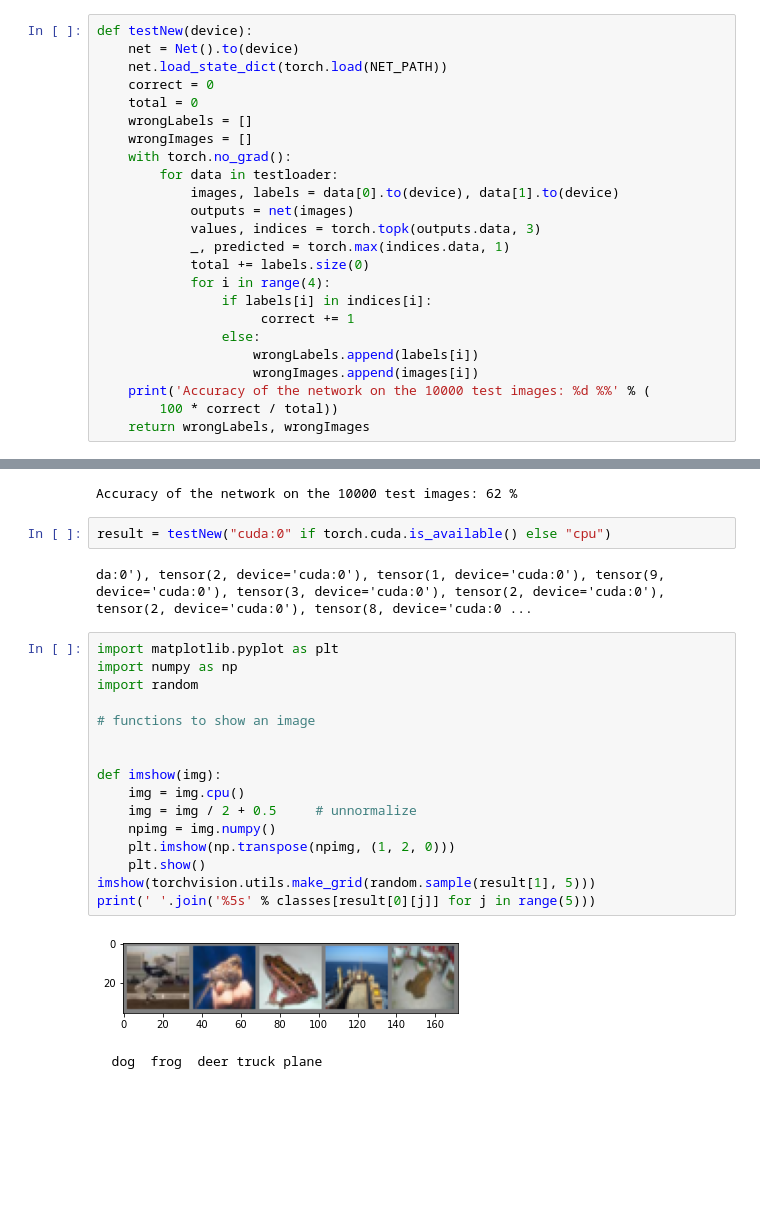
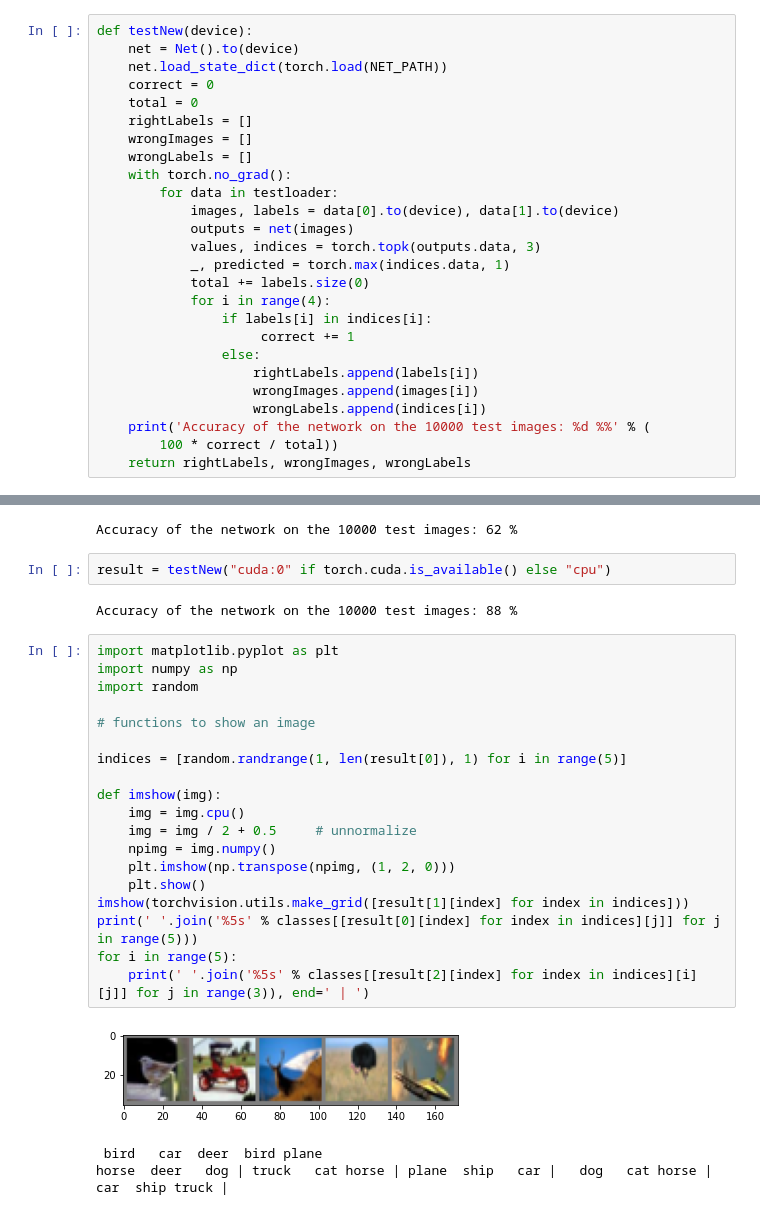
Before and after one commit to Jimedem97/KI, a Jupyter notebook: Übung 2/Uebung2.ipynb, the cells around one changed output, grey strips where cells are left out. Drawn from its saved outputs; the diff is of its cells as text; blank space fills up the shorter version.

Commit message:
Fixed random

```diff
--- a/Übung 2/Uebung2.ipynb
+++ b/Übung 2/Uebung2.ipynb
@@ -128,8 +128,9 @@ def testNew(device):
     net.load_state_dict(torch.load(NET_PATH))
     correct = 0
     total = 0
+    rightLabels = []
+    wrongImages = []
     wrongLabels = []
-    wrongImages = []
     with torch.no_grad():
         for data in testloader:
             images, labels = data[0].to(device), data[1].to(device)
@@ -141,11 +142,12 @@ def testNew(device):
                 if labels[i] in indices[i]:
                      correct += 1
                 else:
-                    wrongLabels.append(labels[i])
+                    rightLabels.append(labels[i])
                     wrongImages.append(images[i])
+                    wrongLabels.append(indices[i])
     print('Accuracy of the network on the 10000 test images: %d %%' % (
         100 * correct / total))
-    return wrongLabels, wrongImages
+    return rightLabels, wrongImages, wrongLabels
 # %%
 train("cpu")
 # %% [output]
@@ -187,23 +189,27 @@ Accuracy of the network on the 10000 test images: 62 %
 # %%
 result = testNew("cuda:0" if torch.cuda.is_available() else "cpu")
 # %% [output]
-da:0'), tensor(2, device='cuda:0'), tensor(1, device='cuda:0'), tensor(9, device='cuda:0'), tensor(3, device='cuda:0'), tensor(2, device='cuda:0'), tensor(2, device='cuda:0'), tensor(8, device='cuda:0 ...
+Accuracy of the network on the 10000 test images: 88 %
 # %%
 import matplotlib.pyplot as plt
 import numpy as np
 import random
 
 # functions to show an image
 
+indices = [random.randrange(1, len(result[0]), 1) for i in range(5)]
 
 def imshow(img):
     img = img.cpu()
     img = img / 2 + 0.5     # unnormalize
     npimg = img.numpy()
     plt.imshow(np.transpose(npimg, (1, 2, 0)))
     plt.show()
-imshow(torchvision.utils.make_grid(random.sample(result[1], 5)))
-print(' '.join('%5s' % classes[result[0][j]] for j in range(5)))
+imshow(torchvision.utils.make_grid([result[1][index] for index in indices]))
+print(' '.join('%5s' % classes[[result[0][index] for index in indices][j]] for j in range(5)))
+for i in range(5):
+    print(' '.join('%5s' % classes[[result[2][index] for index in indices][i][j]] for j in range(3)), end=' | ')
 # %% [output]
-[figure, old version]
+[figure, new version]
-  dog  frog  deer truck plane
+ bird   car  deer  bird plane
+horse  deer   dog | truck   cat horse | plane  ship   car |   dog   cat horse |   car  ship truck |
```
